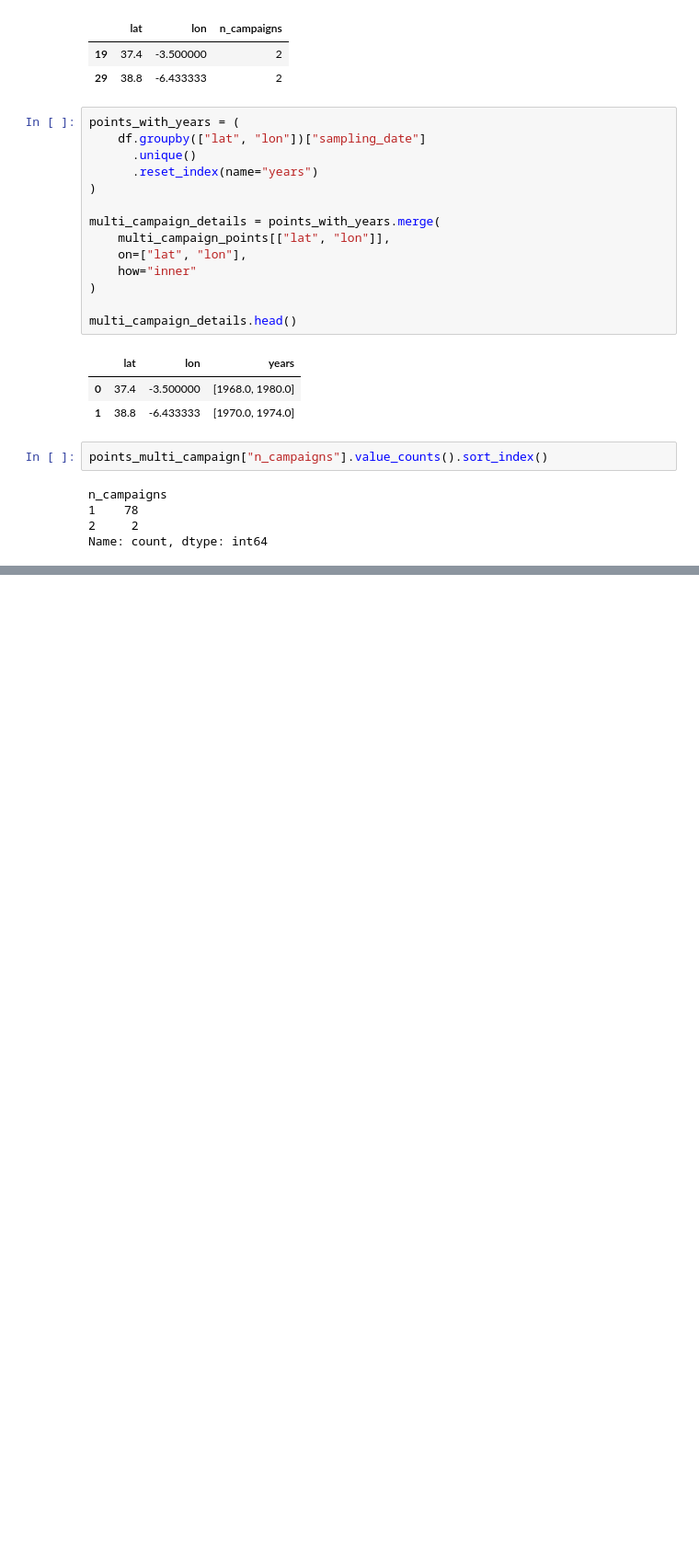
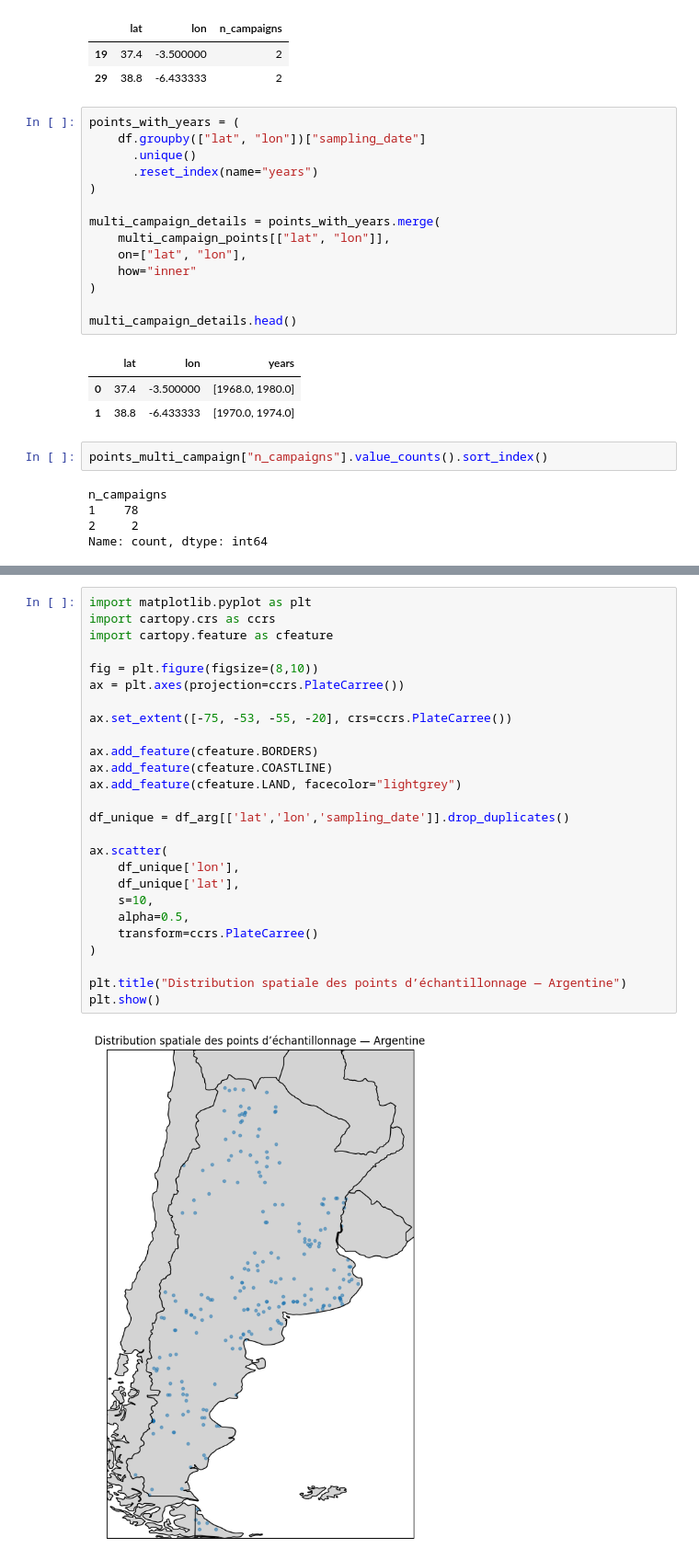
Before and after one commit to Conite002/SoilHive, a Jupyter notebook: notebook/06_analyse_by_country_argentine.ipynb, the cells around one changed output, grey strips where cells are left out. Shown at 92% size. Saved outputs shown, nothing was run; the diff lists cells and outputs as text; blank space fills up the shorter version.

```diff
--- a/notebook/06_analyse_by_country_argentine.ipynb
+++ b/notebook/06_analyse_by_country_argentine.ipynb
@@ -1447,0 +1588,28 @@ Name: count, dtype: int64
+# %%
+import matplotlib.pyplot as plt
+import cartopy.crs as ccrs
+import cartopy.feature as cfeature
+
+fig = plt.figure(figsize=(8,10))
+ax = plt.axes(projection=ccrs.PlateCarree())
+
+ax.set_extent([-75, -53, -55, -20], crs=ccrs.PlateCarree())
+
+ax.add_feature(cfeature.BORDERS)
+ax.add_feature(cfeature.COASTLINE)
+ax.add_feature(cfeature.LAND, facecolor="lightgrey")
+
+df_unique = df_arg[['lat','lon','sampling_date']].drop_duplicates()
+
+ax.scatter(
+    df_unique['lon'],
+    df_unique['lat'],
+    s=10,
+    alpha=0.5,
+    transform=ccrs.PlateCarree()
+)
+
+plt.title("Distribution spatiale des points d’échantillonnage — Argentine")
+plt.show()
+# %% [output]
+[figure, added]
```
Also changed, not shown: parts of 46 cells of this notebook, 7 other files.
